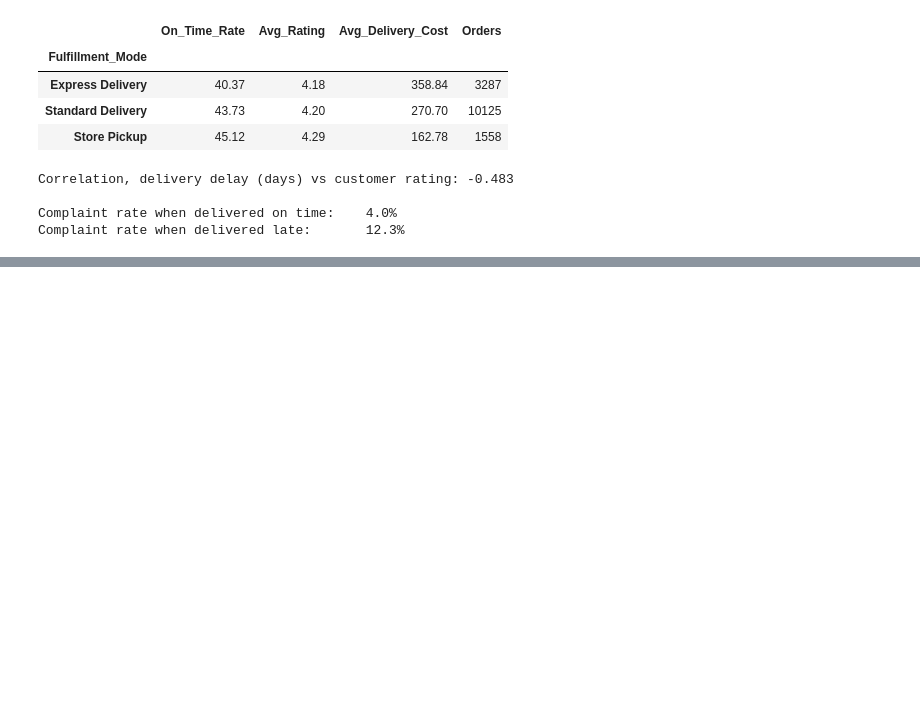
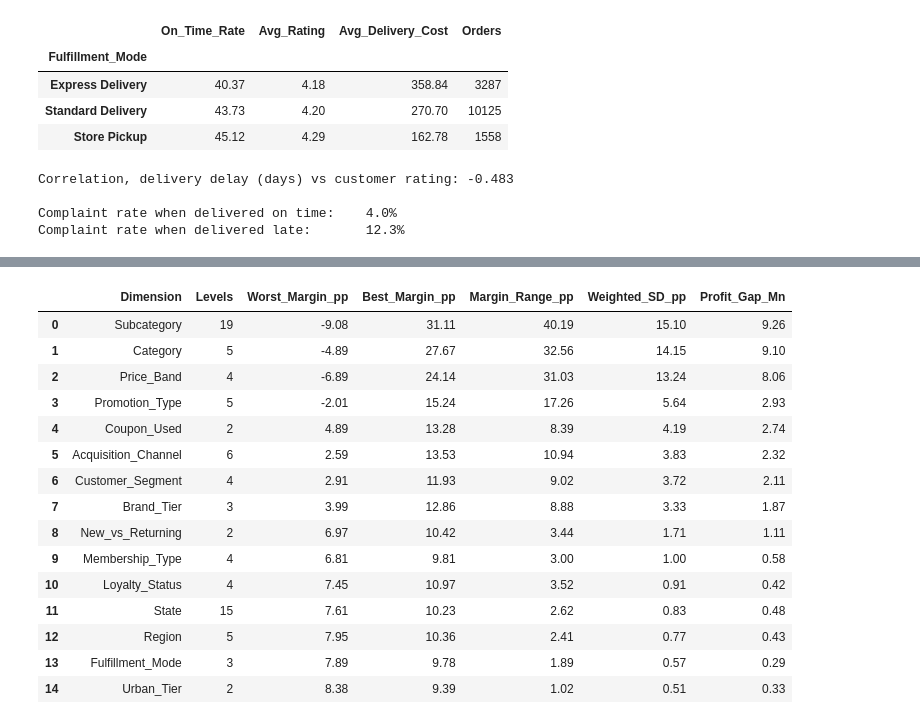
Before and after one commit to saint2706/AuroraCart-Case-Study, a Jupyter notebook: notebooks/AuroraCart_EDA.ipynb, the cells around one changed output, grey strips where cells are left out. Drawn from its saved outputs; the diff is of its cells as text; code cells hidden in the pictures; blank space fills up the shorter version.

```diff
--- a/notebooks/AuroraCart_EDA.ipynb
+++ b/notebooks/AuroraCart_EDA.ipynb
@@ -449,0 +792,20 @@ can isolate from confounds with this dataset alone.
+# %%
+drivers = A.driver_ranking(df)
+drivers.round(2)
+# %% [output]
+|  | Dimension | Levels | Worst_Margin_pp | Best_Margin_pp | Margin_Range_pp | Weighted_SD_pp | Profit_Gap_Mn |
+| 0 | Subcategory | 19 | -9.08 | 31.11 | 40.19 | 15.10 | 9.26 |
+| 1 | Category | 5 | -4.89 | 27.67 | 32.56 | 14.15 | 9.10 |
+| 2 | Price_Band | 4 | -6.89 | 24.14 | 31.03 | 13.24 | 8.06 |
+| 3 | Promotion_Type | 5 | -2.01 | 15.24 | 17.26 | 5.64 | 2.93 |
+| 4 | Coupon_Used | 2 | 4.89 | 13.28 | 8.39 | 4.19 | 2.74 |
+| 5 | Acquisition_Channel | 6 | 2.59 | 13.53 | 10.94 | 3.83 | 2.32 |
+| 6 | Customer_Segment | 4 | 2.91 | 11.93 | 9.02 | 3.72 | 2.11 |
+| 7 | Brand_Tier | 3 | 3.99 | 12.86 | 8.88 | 3.33 | 1.87 |
+| 8 | New_vs_Returning | 2 | 6.97 | 10.42 | 3.44 | 1.71 | 1.11 |
+| 9 | Membership_Type | 4 | 6.81 | 9.81 | 3.00 | 1.00 | 0.58 |
+| 10 | Loyalty_Status | 4 | 7.45 | 10.97 | 3.52 | 0.91 | 0.42 |
+| 11 | State | 15 | 7.61 | 10.23 | 2.62 | 0.83 | 0.48 |
+| 12 | Region | 5 | 7.95 | 10.36 | 2.41 | 0.77 | 0.43 |
+| 13 | Fulfillment_Mode | 3 | 7.89 | 9.78 | 1.89 | 0.57 | 0.29 |
+| 14 | Urban_Tier | 2 | 8.38 | 9.39 | 1.02 | 0.51 | 0.33 |
```
Also changed, not shown: parts of 39 cells of this notebook, 26 other files.
